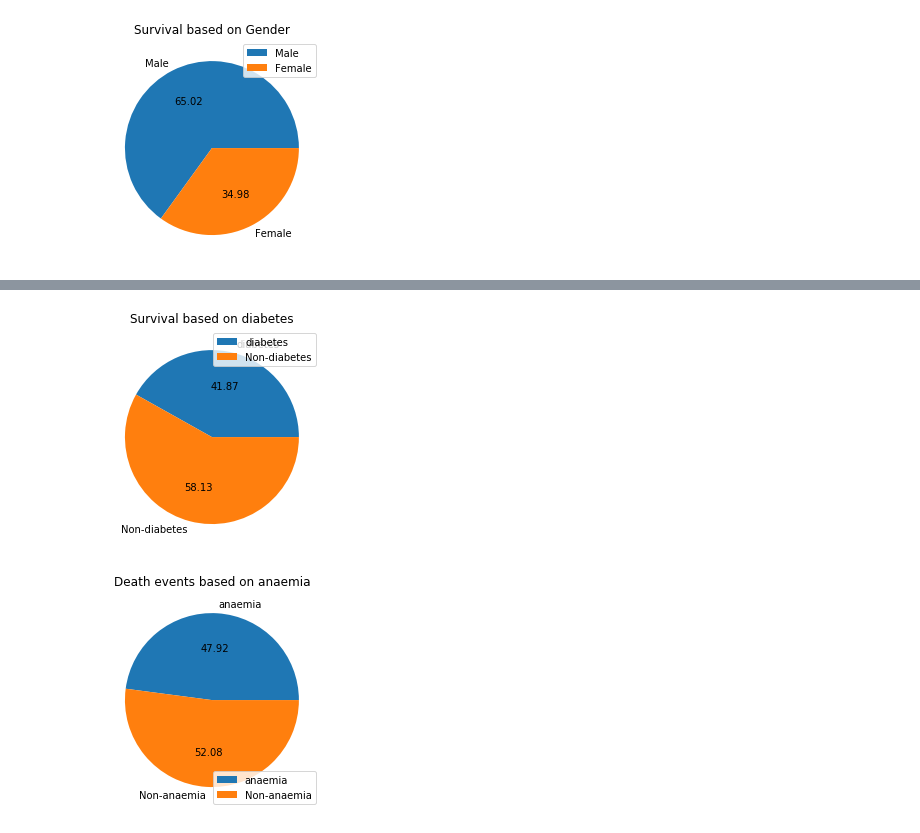
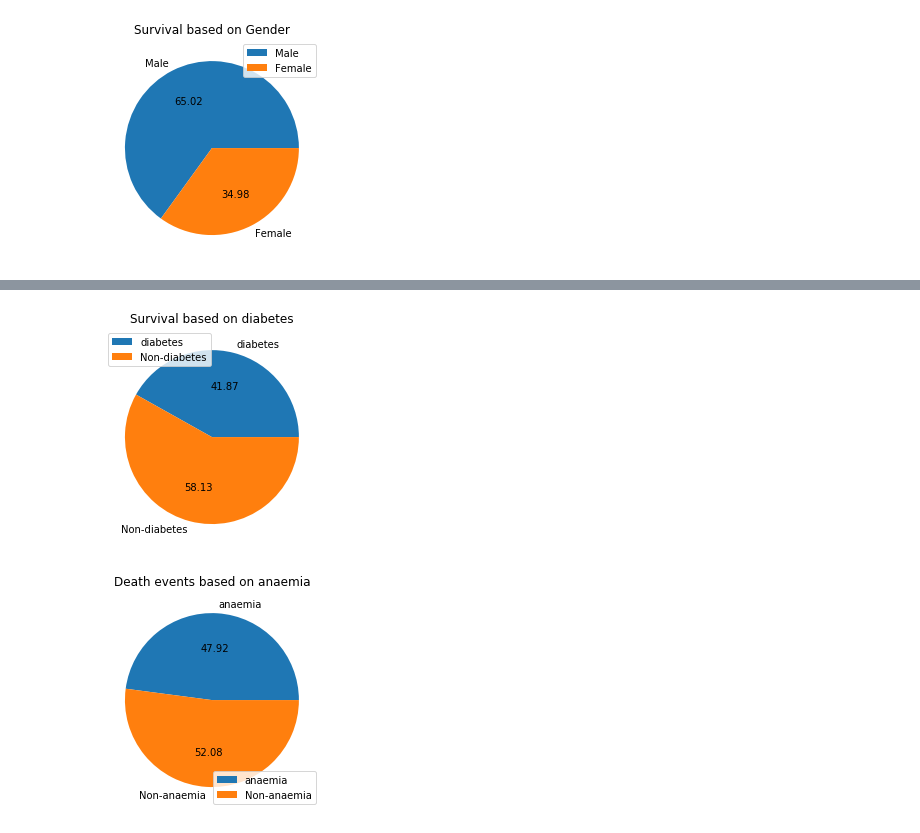
Before and after one commit to SaiRamishetty-23/PDS_assignment2, a Jupyter notebook: assignment2_code.ipynb, the cells around one changed output, grey strips where cells are left out. Saved outputs shown, nothing was run; the diff lists cells and outputs as text; code cells hidden in the pictures.

```diff
--- a/assignment2_code.ipynb
+++ b/assignment2_code.ipynb
@@ -390,21 +410,21 @@ plt.show()
 # %%
 diabetes_records = clinical_records[clinical_records.diabetes==1]
 diabetes_survival =diabetes_records[diabetes_records.DEATH_EVENT==0]
 
 
 non_diabetes_records = clinical_records[clinical_records.diabetes==0]
 non_diabetes_survival = non_diabetes_records[non_diabetes_records.DEATH_EVENT==0]
 
 values = [diabetes_survival.shape[0],non_diabetes_survival.shape[0]]
 df = pd.DataFrame(values)
 labels= ['diabetes','Non-diabetes']
 df.plot(kind='pie', subplots=True, autopct='%.2f',labels=labels)
 plt.title('Survival based on diabetes')
-plt.legend(labels, loc=1)
+plt.legend(labels, loc=2)
 plt.ylabel('')
 plt.show()
 # %% [output]
-[figure, old version]
+[figure, new version]
 # %%
 #Relationship between anaemia and death event
 anaemia_records = clinical_records[clinical_records.anaemia==1]
```
Also changed, not shown: parts of 38 cells of this notebook.
